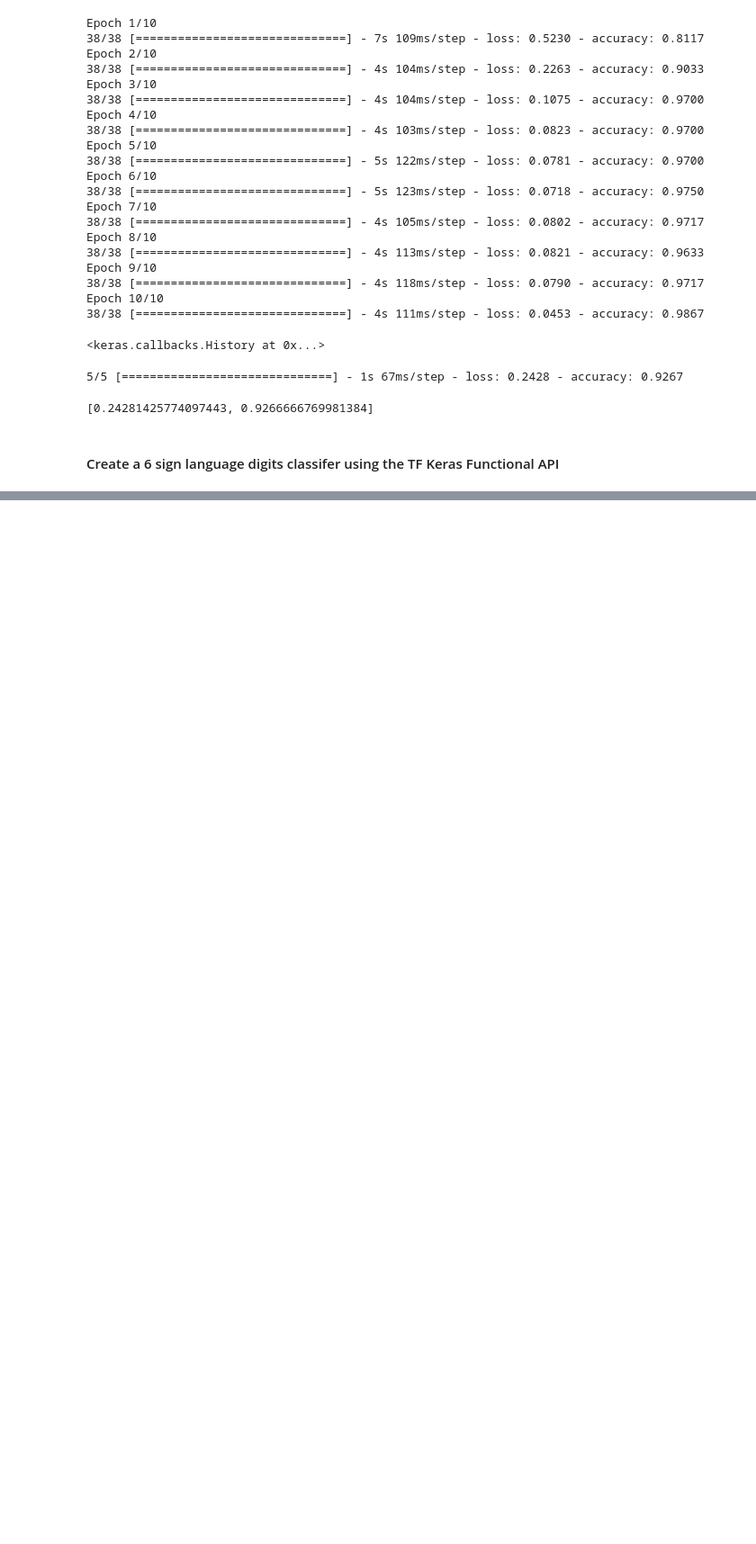
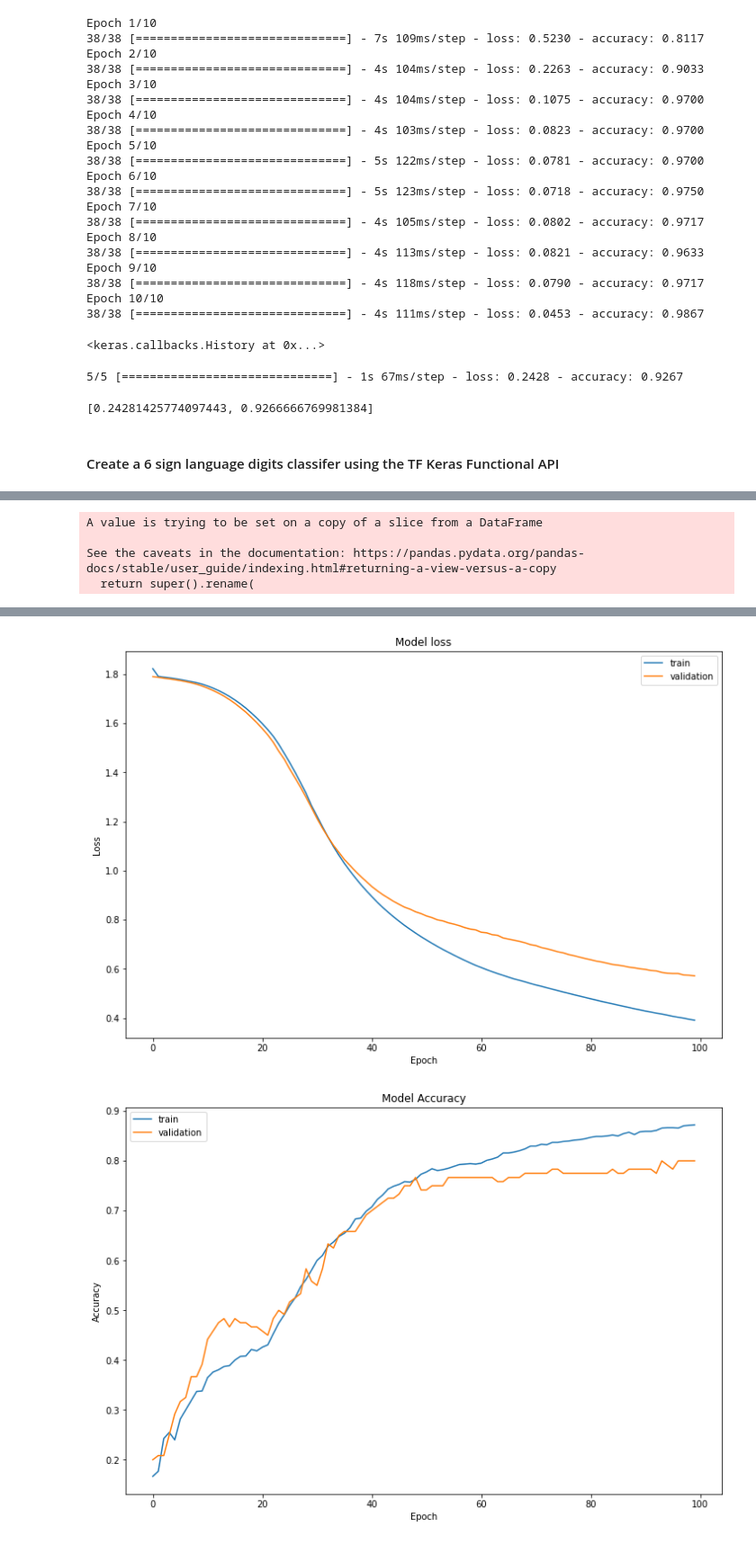
Before and after one commit to kennethugo/Mood_classifier_ConvNets-, a Jupyter notebook: mood_classifier.ipynb, the cells around one changed output, grey strips where cells are left out. Shown: that part at 90% size. Drawn from its saved outputs; the diff is of its cells as text; code cells hidden in the pictures; blank space fills up the shorter version.

Commit message:
final model

```diff
--- a/mood_classifier.ipynb
+++ b/mood_classifier.ipynb
@@ -182,3 +183,6 @@ y = 5
+# %%
+X_train = X_train_orig/255.
+X_test = X_test_orig/255.
 # %%
 # Split the Data into Train/Test Sets
 
@@ -269,0 +310,15 @@ ValueError: Dimensions 600 and 1080 are not compatible
+# %%
+# The history.history["loss"] entry is a dictionary with as many values as epochs that the
+# model was trained on.
+df_loss_acc = pd.DataFrame(history.history)
+df_loss= df_loss_acc[['loss','val_loss']]
+df_loss.rename(columns={'loss':'train','val_loss':'validation'},inplace=True)
+df_acc= df_loss_acc[['accuracy','val_accuracy']]
+df_acc.rename(columns={'accuracy':'train','val_accuracy':'validation'},inplace=True)
+df_loss.plot(title='Model loss',figsize=(12,8)).set(xlabel='Epoch',ylabel='Loss')
+df_acc.plot(title='Model Accuracy',figsize=(12,8)).set(xlabel='Epoch',ylabel='Accuracy')
+# %% [output]
+A value is trying to be set on a copy of a slice from a DataFrame
+
+See the caveats in the documentation: https://pandas.pydata.org/pandas-docs/stable/user_guide/indexing.html#returning-a-view-versus-a-copy
+  return super().rename(
@@ -269,0 +326,2 @@ ValueError: Dimensions 600 and 1080 are not compatible
+[figure, added]
+[figure, added]
```
Also changed, not shown: parts of 9 cells of this notebook, 1 other file.
